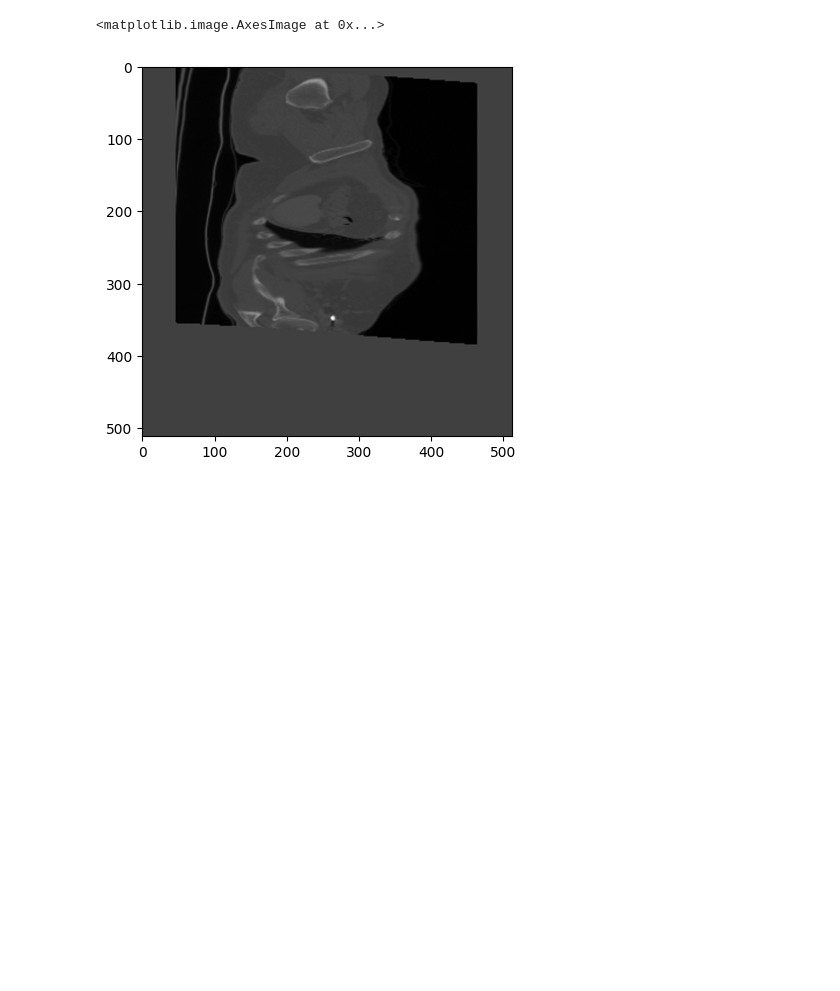
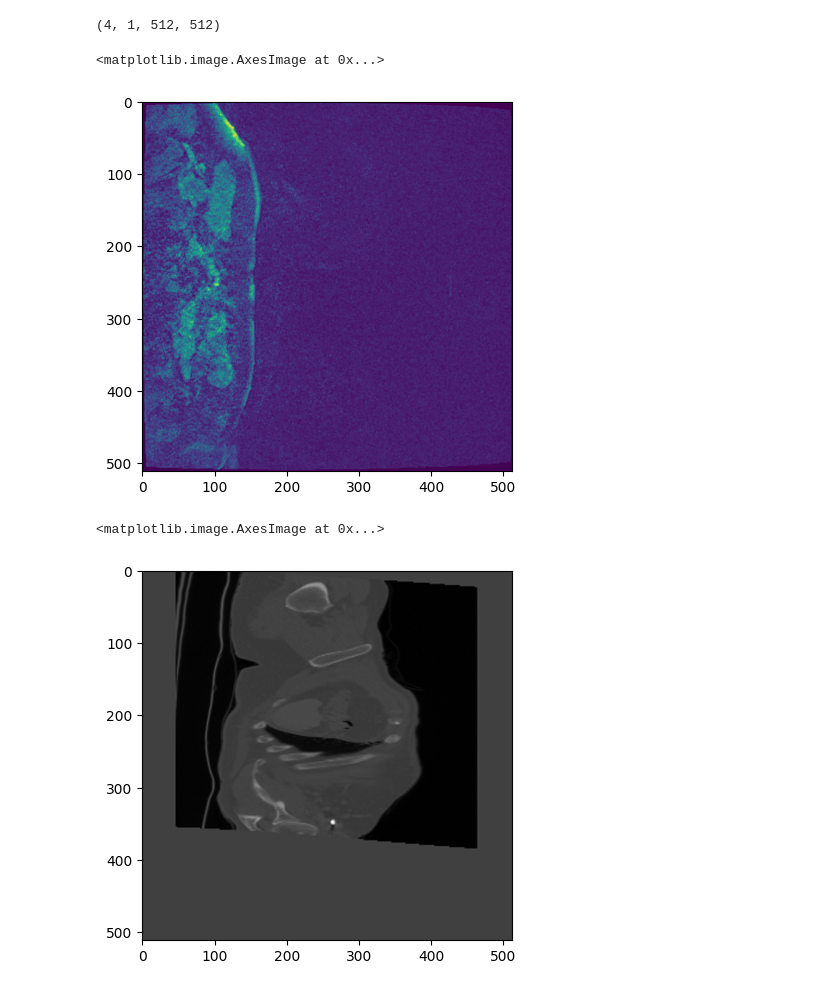
Before and after one commit to rmaguado/CT-MRI-Image-to-Image-Translation, a Jupyter notebook: check_split.ipynb, the cells around one changed output. Saved outputs shown, nothing was run; the diff lists cells and outputs as text; code cells hidden in the pictures; blank space fills up the shorter version.

```diff
--- a/check_split.ipynb
+++ b/check_split.ipynb
@@ -12,5 +4,18 @@ loader_iter = iter(dataloader)
+# %%
+mr = Dataset("./data/batch1", "train", "MR", batch_size=4)
+# %%
+ite = iter(mr)
 # %%
-img1, img2 = next(loader_iter)
+img1 = next(ite)
+# %%
+img1.shape
+# %% [output]
+(4, 1, 512, 512)
+# %%
+plt.imshow(img1[0, 0, :, :])
+# %% [output]
+<matplotlib.image.AxesImage at 0x...>
+[figure, added]
 # %%
 splice_index = 3
 plt.imshow(img1[splice_index,0,:,:], cmap='gray')
```
Also changed, not shown: parts of 4 cells of this notebook, 16 other files.
